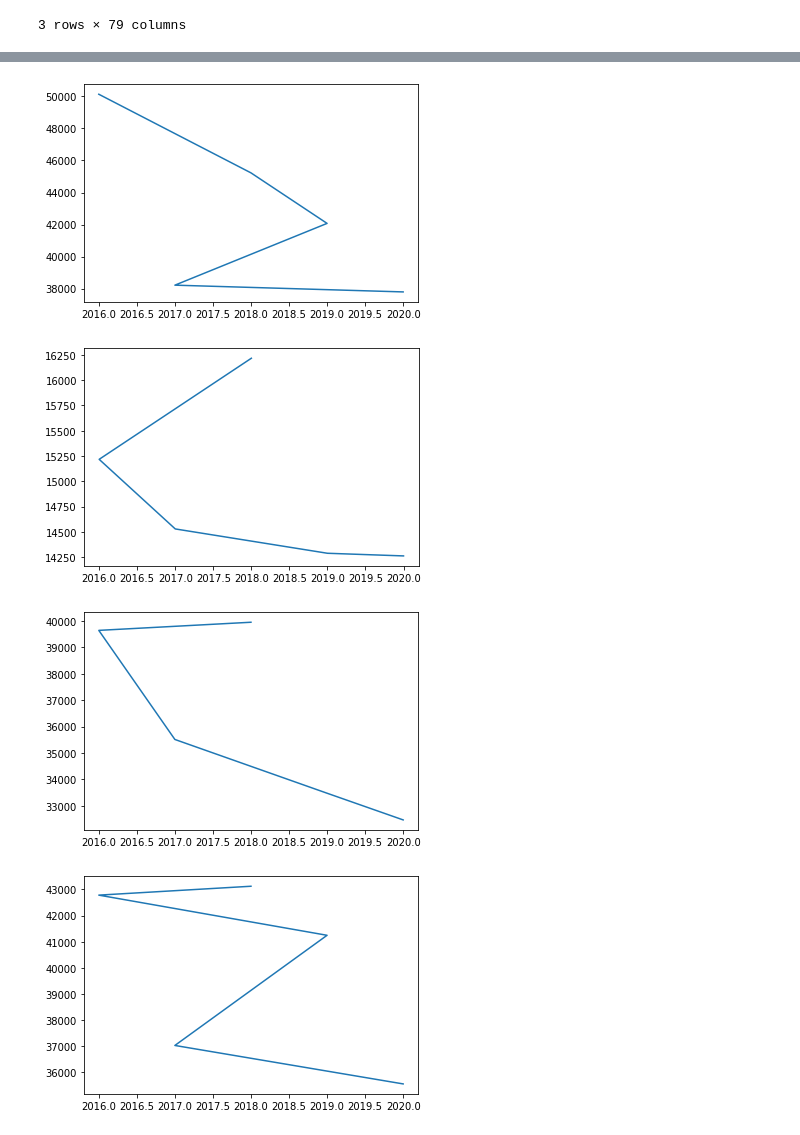
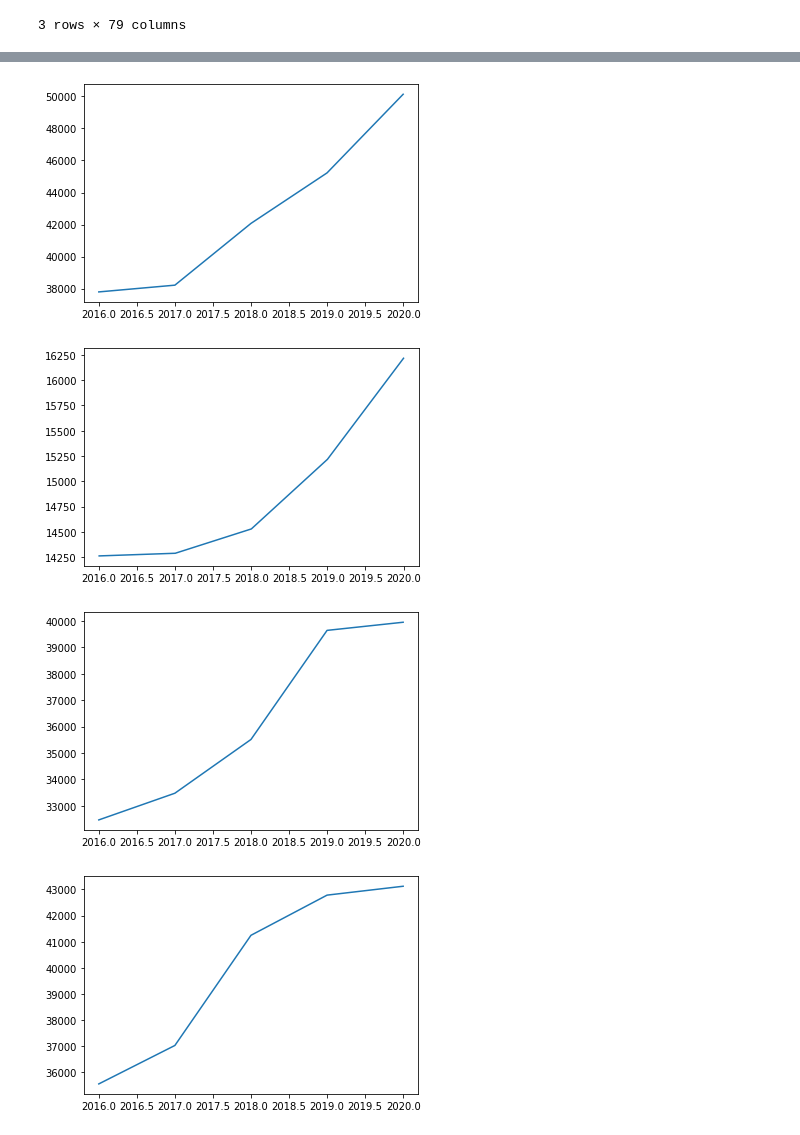
Before and after one commit to ASwigart/Project-1-EDA-Git-Collab, a Jupyter notebook: Combined Charts 2.ipynb, the cells around one changed output, grey strips where cells are left out. Drawn from its saved outputs; the diff is of its cells as text; code cells hidden in the pictures.

```diff
--- a/Combined Charts 2.ipynb
+++ b/Combined Charts 2.ipynb
@@ -61,47 +115,47 @@ plt.show()
 #60618
 
 df_60618 = merged_df.loc[merged_df["prop_address_zipcode_1"] == 60618]
-x_axis_data = df_60618["year"].unique()
+x_axis_data = df_60618.sort_values(by=['year'])["year"].unique()
 y_axis_data = df_60618["board_tot"].groupby(df_60618["year"]).mean()
 y_axis_sorted = y_axis_data.sort_values()
 plt.plot(x_axis_data, y_axis_sorted)
 
 plt.show()
 # %% [output]
-[figure, old version]
+[figure, new version]
 # %%
 #60624
 
 df_60624 = merged_df.loc[merged_df["prop_address_zipcode_1"] == 60624]
-x_axis_data = df_60624["year"].unique()
+x_axis_data = df_60624.sort_values(by=['year'])["year"].unique()
 y_axis_data = df_60624["board_tot"].groupby(df_60624["year"]).mean()
 y_axis_sorted = y_axis_data.sort_values()
 plt.plot(x_axis_data, y_axis_sorted)
 
 plt.show()
 # %% [output]
-[figure, old version]
+[figure, new version]
 # %%
 #60625
 
 df_60625 = merged_df.loc[merged_df["prop_address_zipcode_1"] == 60625]
-x_axis_data = df_60625["year"].unique()
+x_axis_data = df_60625.sort_values(by=['year'])["year"].unique()
 y_axis_data = df_60625["board_tot"].groupby(df_60625["year"]).mean()
 y_axis_sorted = y_axis_data.sort_values()
 plt.plot(x_axis_data, y_axis_sorted)
 
 plt.show()
 # %% [output]
-[figure, old version]
+[figure, new version]
 # %%
 #60647
 
 df_60647 = merged_df.loc[merged_df["prop_address_zipcode_1"] == 60647]
-x_axis_data = df_60647["year"].unique()
+x_axis_data = df_60647.sort_values(by=['year'])["year"].unique()
 y_axis_data = df_60647["board_tot"].groupby(df_60647["year"]).mean()
 y_axis_sorted = y_axis_data.sort_values()
 plt.plot(x_axis_data, y_axis_sorted)
 
 plt.show()
 # %% [output]
-[figure, old version]
+[figure, new version]
```
Also changed, not shown: parts of 5 cells of this notebook.
